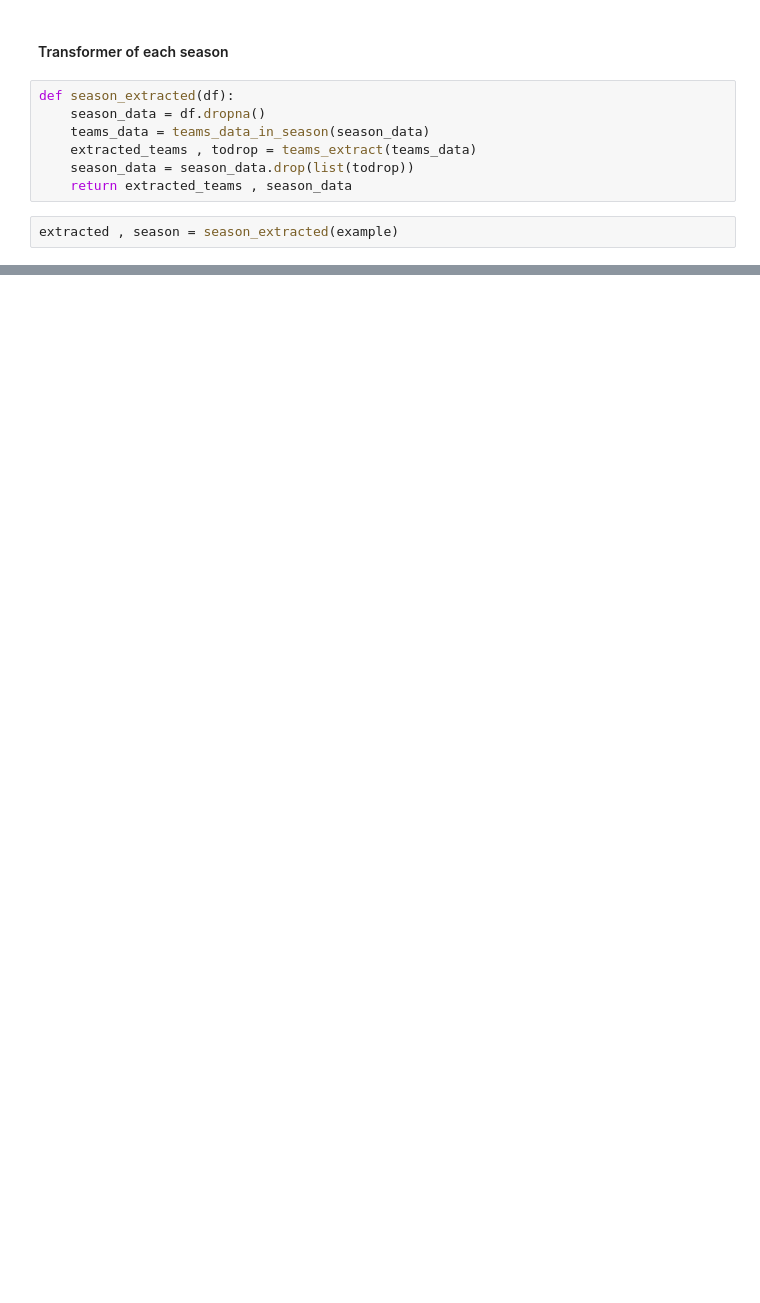
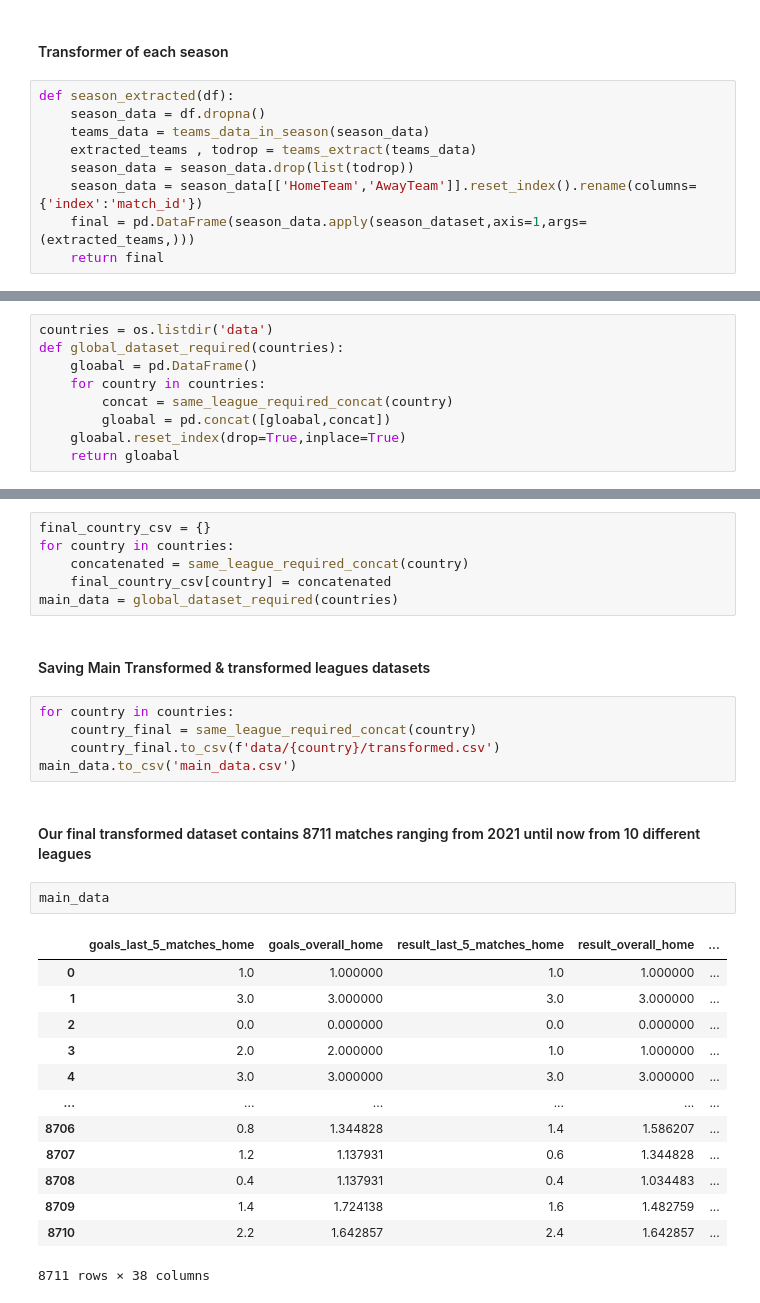
Before and after one commit to zak-soussi/Football_Match_Prediction, a Jupyter notebook: data_transformation.ipynb, the cells around one changed output, grey strips where cells are left out. Cells and saved outputs as stored; diff of their text form; blank space fills up the shorter version.

Commit message:
Created the Required Dataset after heavy transformations

```diff
--- a/eda_preprocessing.ipynb
+++ b/data_transformation.ipynb
@@ -149,6 +134,6 @@ def season_extracted(df):
     teams_data = teams_data_in_season(season_data)
     extracted_teams , todrop = teams_extract(teams_data)
     season_data = season_data.drop(list(todrop))
-    return extracted_teams , season_data
+    season_data = season_data[['HomeTeam','AwayTeam']].reset_index().rename(columns={'index':'match_id'})
+    final = pd.DataFrame(season_data.apply(season_dataset,axis=1,args=(extracted_teams,)))
+    return final
-# %%
-extracted , season = season_extracted(example)
@@ -190,0 +175,9 @@ example
+# %%
+countries = os.listdir('data')
+def global_dataset_required(countries):
+    gloabal = pd.DataFrame()
+    for country in countries:
+        concat = same_league_required_concat(country)
+        gloabal = pd.concat([gloabal,concat])
+    gloabal.reset_index(drop=True,inplace=True)
+    return gloabal
@@ -190,0 +186,31 @@ example
+# %%
+final_country_csv = {}
+for country in countries:
+    concatenated = same_league_required_concat(country)
+    final_country_csv[country] = concatenated
+main_data = global_dataset_required(countries)
+# %% [markdown]
+#### Saving Main Transformed & transformed leagues datasets
+# %%
+for country in countries:
+    country_final = same_league_required_concat(country)
+    country_final.to_csv(f'data/{country}/transformed.csv')
+main_data.to_csv('main_data.csv')
+# %% [markdown]
+#### Our final transformed dataset contains 8711 matches ranging from 2021 until now from 10 different leagues
+# %%
+main_data
+# %% [output]
+|  | goals_last_5_matches_home | goals_overall_home | result_last_5_matches_home | result_overall_home | ... |
+| 0 | 1.0 | 1.000000 | 1.0 | 1.000000 | ... |
+| 1 | 3.0 | 3.000000 | 3.0 | 3.000000 | ... |
+| 2 | 0.0 | 0.000000 | 0.0 | 0.000000 | ... |
+| 3 | 2.0 | 2.000000 | 1.0 | 1.000000 | ... |
+| 4 | 3.0 | 3.000000 | 3.0 | 3.000000 | ... |
+| ... | ... | ... | ... | ... | ... |
+| 8706 | 0.8 | 1.344828 | 1.4 | 1.586207 | ... |
+| 8707 | 1.2 | 1.137931 | 0.6 | 1.344828 | ... |
+| 8708 | 0.4 | 1.137931 | 0.4 | 1.034483 | ... |
+| 8709 | 1.4 | 1.724138 | 1.6 | 1.482759 | ... |
+| 8710 | 2.2 | 1.642857 | 2.4 | 1.642857 | ... |
+8711 rows × 38 columns
```
Also changed, not shown: parts of 14 cells of this notebook, 1 other file.
